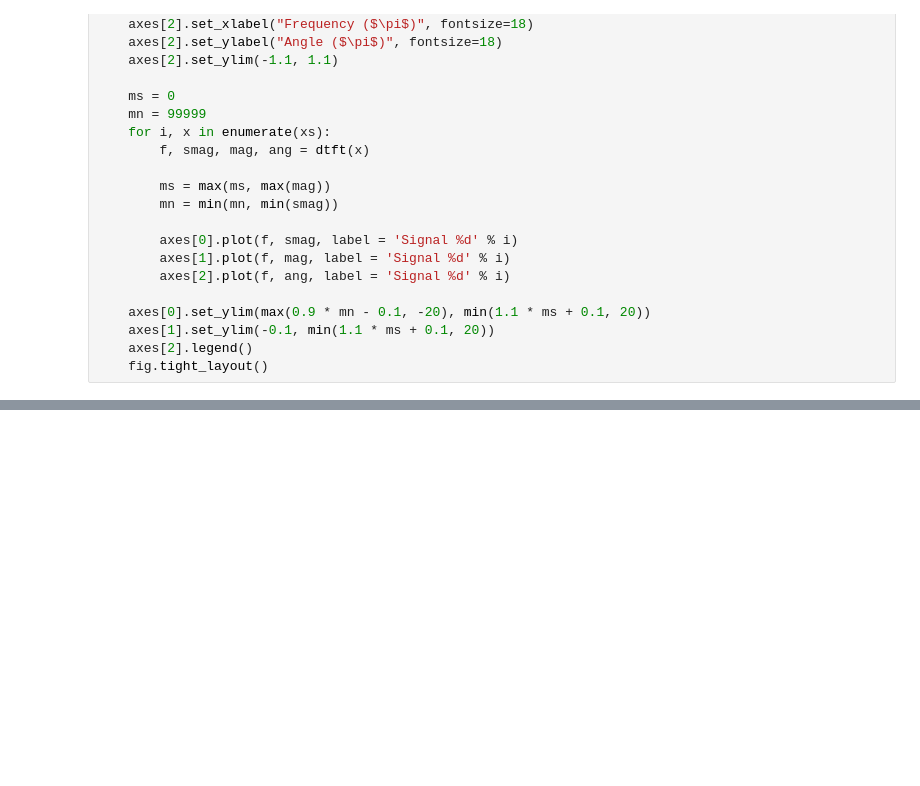
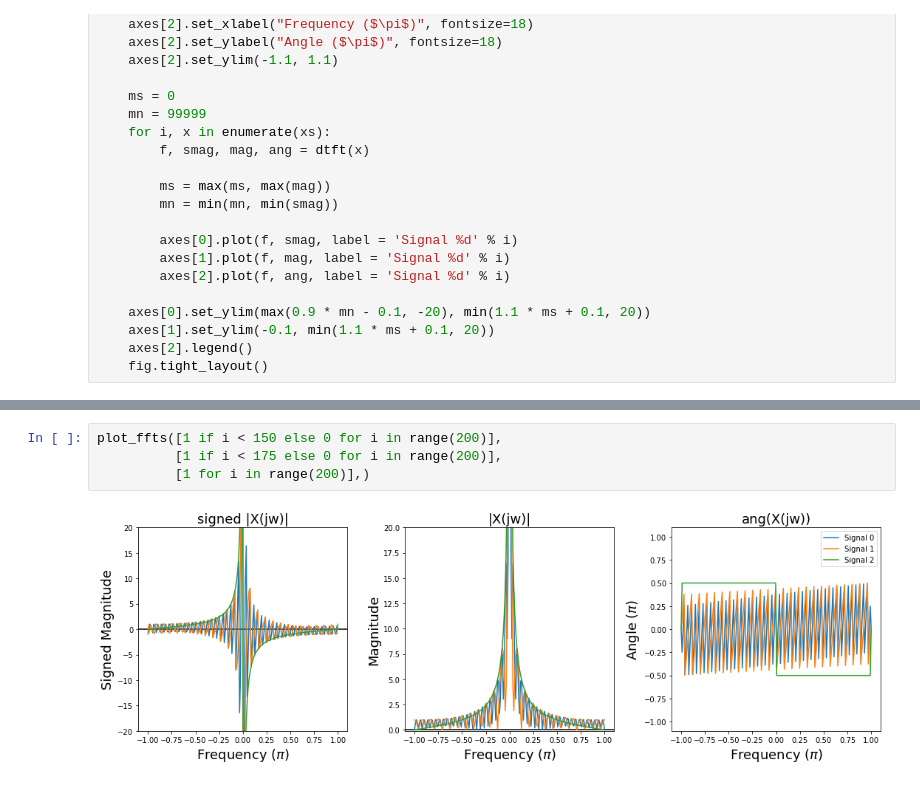
Before and after one commit to egemensert/metu_stuff, a Jupyter notebook: ee430_fft.ipynb, the cells around one changed output, grey strips where cells are left out. Saved outputs shown, nothing was run; the diff lists cells and outputs as text; blank space fills up the shorter version.

```diff
--- a/ee430_fft.ipynb
+++ b/ee430_fft.ipynb
@@ -59,0 +66,6 @@ plot_ffts([1 if i < 20 else 0 for i in range(200)],
+# %%
+plot_ffts([1 if i < 150 else 0 for i in range(200)],
+          [1 if i < 175 else 0 for i in range(200)],
+          [1 for i in range(200)],)
+# %% [output]
+[figure, added]
```
Also changed, not shown: parts of 2 cells of this notebook.
